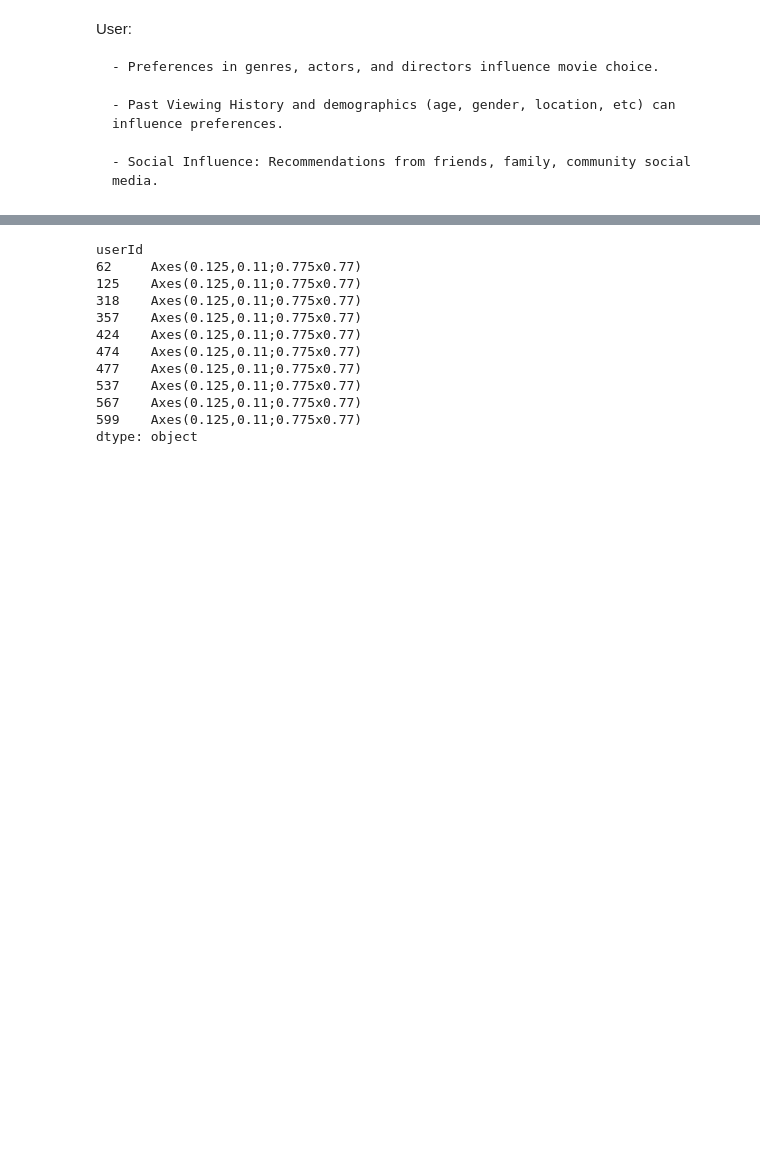
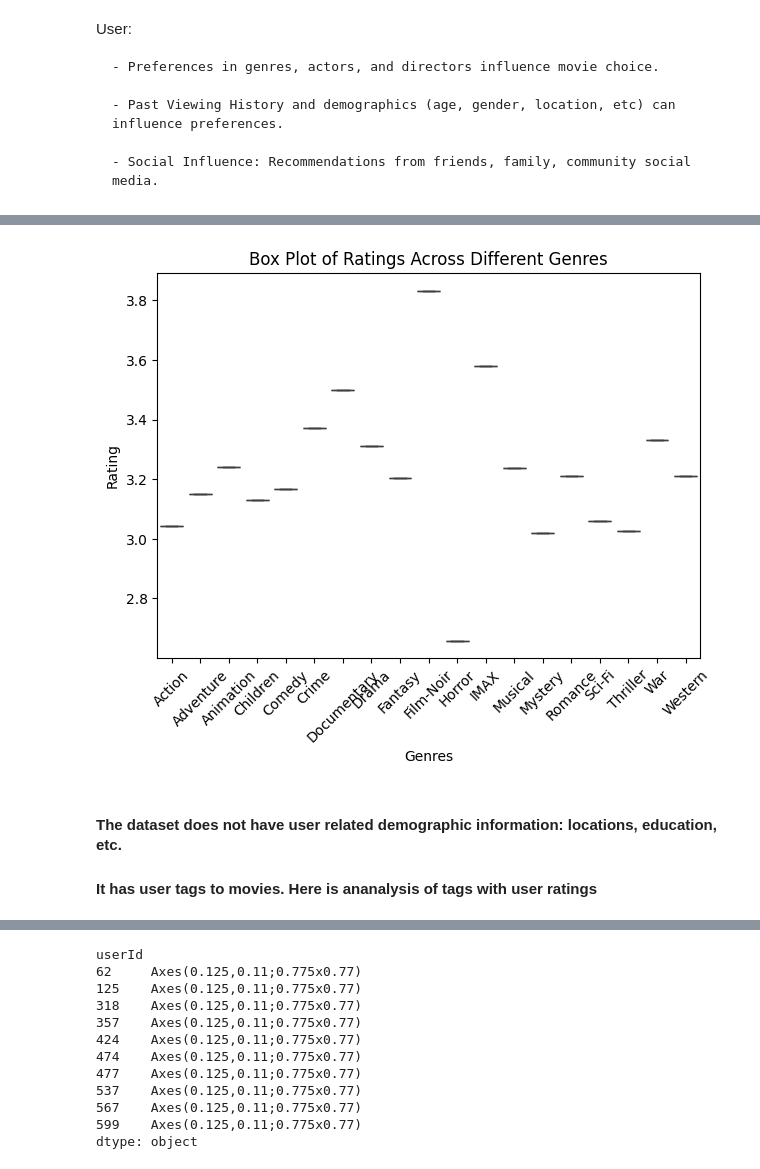
Before and after one commit to bert4geng/recommend_pub, a Jupyter notebook: notebooks/data_analysis_report.ipynb, the cells around one changed output, grey strips where cells are left out. Cells and saved outputs as stored; diff of their text form; code cells hidden in the pictures; blank space fills up the shorter version.

```diff
--- a/notebooks/data_analysis_report.ipynb
+++ b/notebooks/data_analysis_report.ipynb
@@ -38,0 +72,3 @@ links_df = pd.read_csv(LINKS, header=0)
+# %%
+user_genre_mean_ratings = exploded_genres.groupby(['userId', 'genres']).agg({'rating': 'mean'}).reset_index()
+user_genre_mean_ratings.set_index("userId", inplace=True)
@@ -39,3 +77,20 @@ links_df = pd.read_csv(LINKS, header=0)
+# %%
+# Case studies show user 288 likes Film-Nior
+user_288 = user_genre_mean_ratings.loc[288]
+# %%
+# Creating a box plot
+plt.figure(figsize=(7, 5))
+sns.boxplot(data=user_288, x='genres', y='rating')
+plt.xticks(rotation=45)
+plt.title('Box Plot of Ratings Across Different Genres')
+plt.xlabel('Genres')
+plt.ylabel('Rating')
+plt.show()
+# %% [output]
+[figure, added]
+# %% [markdown]
+#### The dataset does not have user related demographic information: locations, education, etc.
+#### It has user tags to movies. Here is ananalysis of tags with user ratings
 # %%
 merged_data = pd.merge(ratings_df, tags_df, on=['userId', 'movieId'])
 # %%
```
Also changed, not shown: parts of 14 cells of this notebook, 3 other files.
